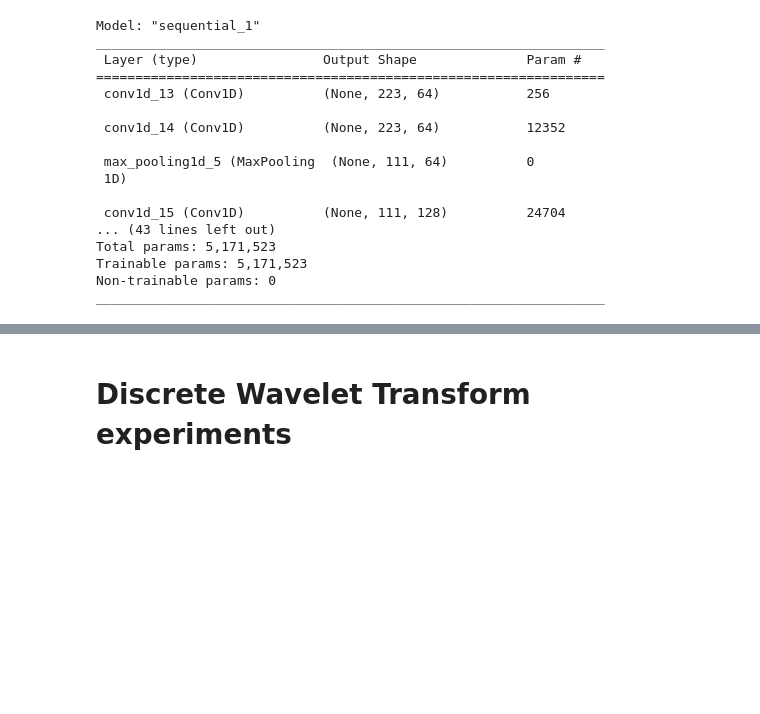
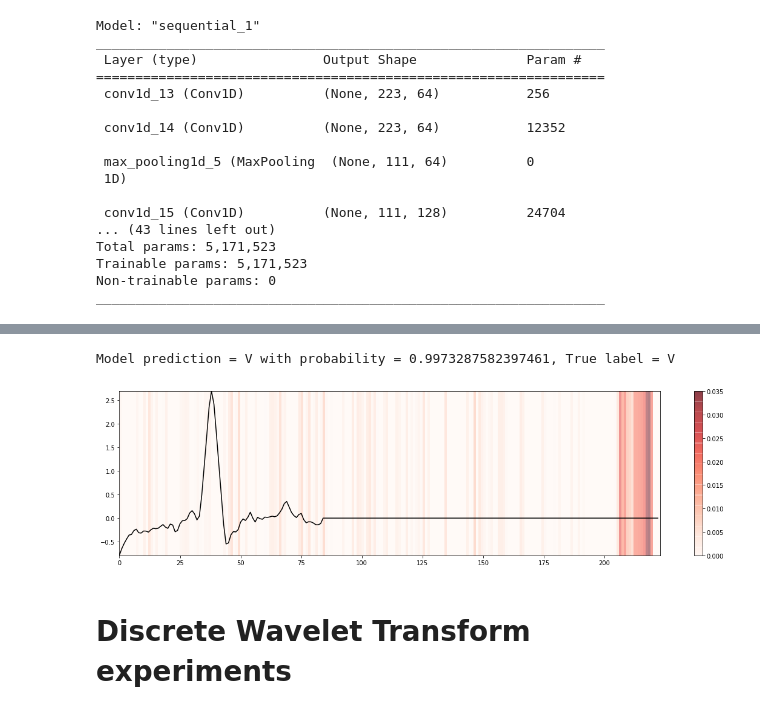
Before and after one commit to romano-francesco/applied-ai-in-biomedicine-ECG-classifier, a Jupyter notebook: Deep_Learning_Approach.ipynb, the cells around one changed output, grey strips where cells are left out. Saved outputs shown, nothing was run; the diff lists cells and outputs as text; code cells hidden in the pictures; blank space fills up the shorter version.

```diff
--- a/Deep_Learning_Approach.ipynb
+++ b/Deep_Learning_Approach.ipynb
@@ -994,0 +1002,11 @@ Model prediction = N with probability = 0.9999632835388184, True label = N
+# %%
+# utility class
+class model_wrapper:
+  def __init__(self, model):
+    self.model = model
+
+  def predict(self, input_data):
+    self.pred = self.model.predict(input_data).ravel()
+    return np.array([self.pred]).reshape(input_data.shape[0], 3)
+# %%
+wrapped_model = model_wrapper(model)
@@ -995,3 +1035,50 @@ Model prediction = N with probability = 0.9999632835388184, True label = N
+# %%
+# create a lime object with our data
+
+import lime
+from lime import lime_tabular
+
+# we use the Recurrent Tabular Explainer for our CNN model
+explainer = lime_tabular.RecurrentTabularExplainer(X_train, training_labels=tf.keras.utils.to_categorical(y_train), feature_names=["beat sample"], discretize_continuous=False, feature_selection='auto', class_names=['N','S','V'])
+# %%
+# try to plot lime heatmap
+
+# take into consideration the last convolutional layer of the model
+labels = ['N', 'S', 'V']
+
+# beat of validation set to plot
+input_index = 40210
+input = np.expand_dims(X_val[input_index], axis=0)
+
+pred_probs = []
+for i in range(3):
+  pred_ci = model.predict(input)[0][i]
+  pred_probs.append(pred_ci)
+
+# obtain the predicted label of our input
+label_index = pred_probs.index(max(pred_probs))
+true_label_index = ohe.inverse_transform(y_val[input_index ].reshape(1, -1))[0]
+
+#compute heatmap for our input
+exp = explainer.explain_instance(input, wrapped_model.predict, num_features=max_len)
+explanations = exp.as_list()
+
+# creating our heatmap of explanations
+heatmap = np.zeros([1,max_len])
+for k in explanations:
+  if k[1] > 0:
+    heatmap[0,int(k[0].split("-")[-1])] = k[1]
+
+# plotting heatmap over the beat sample
+print(f"Model prediction = {labels[label_index]} with probability = {max(pred_probs)}, True label = {labels[int(true_label_index)]}")
+plt.figure(figsize=(20, 5))
+plt.imshow(heatmap, cmap='Reds', aspect="auto", interpolation='nearest', extent=[0, max_len, input.min(), input.max()], alpha=0.5)
+plt.plot(input.reshape(max_len), 'k')
+plt.colorbar()
+plt.show()
+# %% [output]
+Model prediction = V with probability = 0.9973287582397461, True label = V
+[figure, added]
 # %% [markdown]
 # Discrete Wavelet Transform experiments
 # %% [markdown]
```
Also changed, not shown: parts of 6 cells of this notebook.
